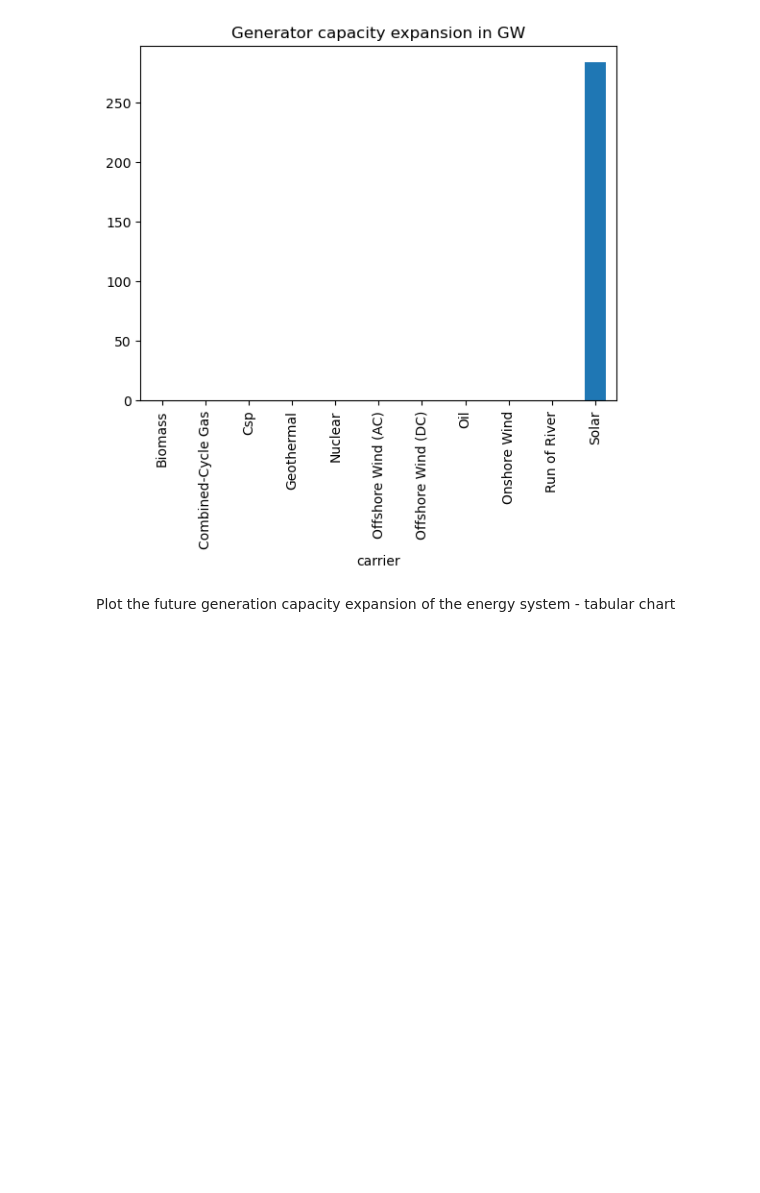
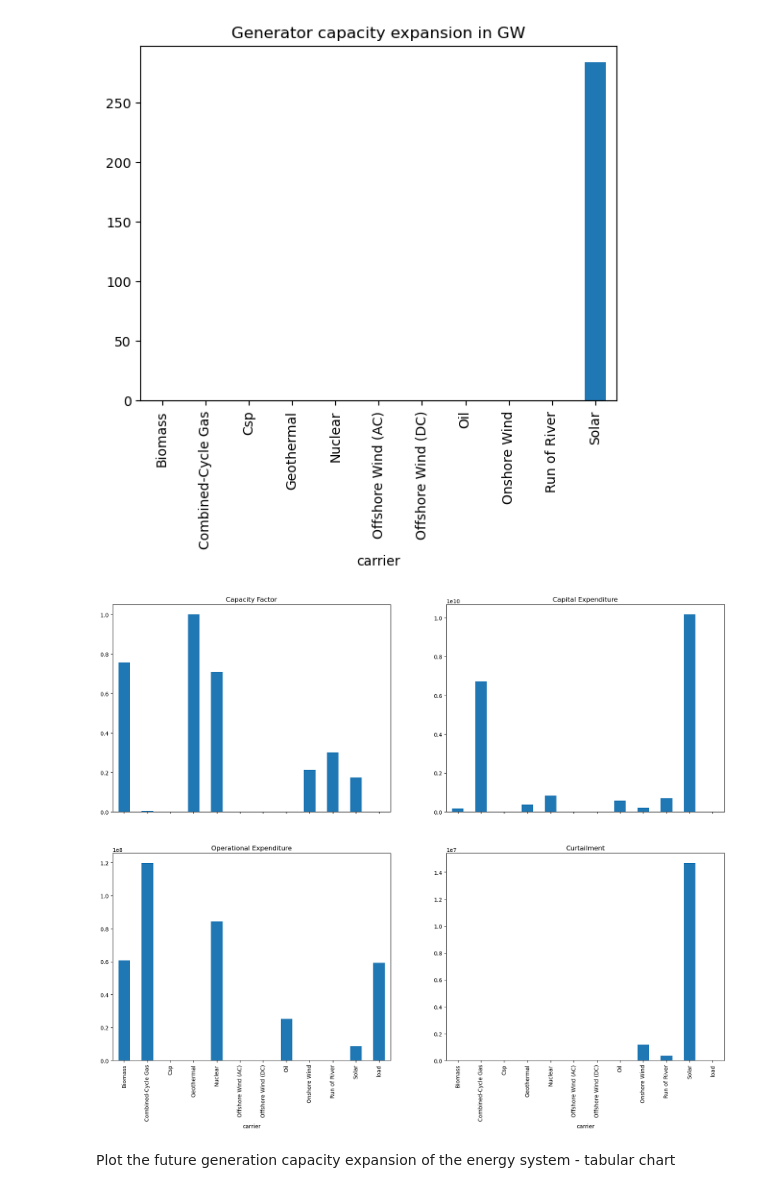
Before and after one commit to GbotemiB/gis-analysis, a Jupyter notebook: network_analysis.ipynb, the cells around one changed output. Drawn from its saved outputs; the diff is of its cells as text; code cells hidden in the pictures; blank space fills up the shorter version.

```diff
--- a/network_analysis.ipynb
+++ b/network_analysis.ipynb
@@ -295,6 +316,15 @@ generation_capacity_expansion.plot.bar(title="Generator capacity expansion in GW
 # %% [output]
 <AxesSubplot:title={'center':'Generator capacity expansion in GW'}, xlabel='carrier'>
 [figure]
+# %%
+fig, axes = plt.subplots(2, 2, figsize=(20, 15), sharex=True)
+gen_data = n.statistics().T["Generator"].T[["Capacity Factor", "Capital Expenditure", "Operational Expenditure", "Curtailment"]]
+for idx in range(len(gen_data.columns)):
+	gen_data[f"{gen_data.columns[idx]}"].plot.bar(title=f"{str(gen_data.columns[idx])}", ax=axes.flatten()[idx])
+
+plt.show()
+# %% [output]
+[figure, added]
 # %% [markdown]
 Plot the future generation capacity expansion of the energy system - tabular chart
 # %%
```
Also changed, not shown: parts of 10 cells of this notebook, 1 other file.
